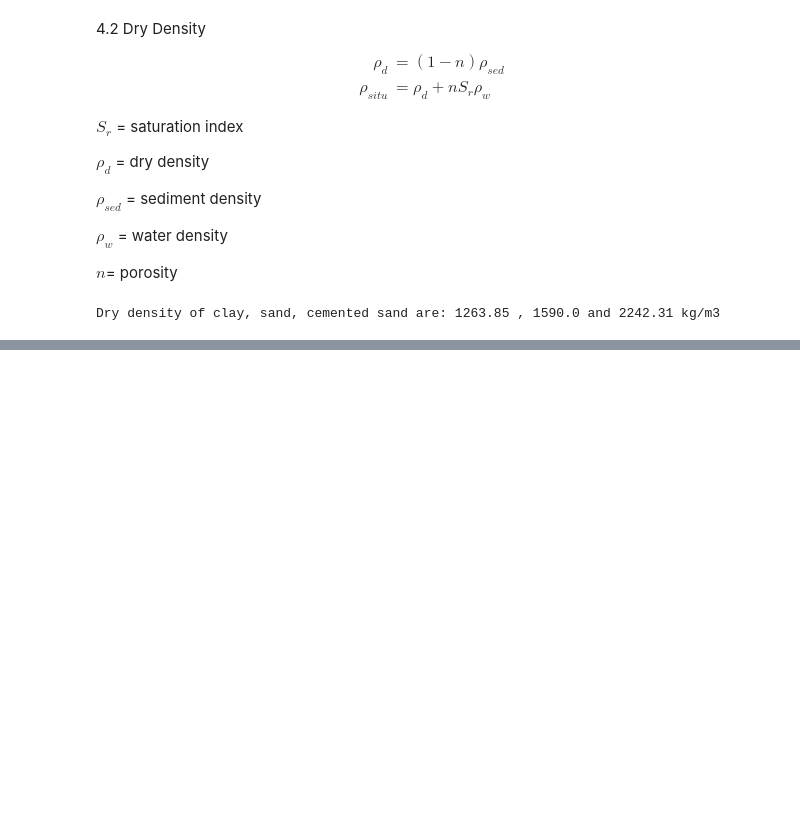
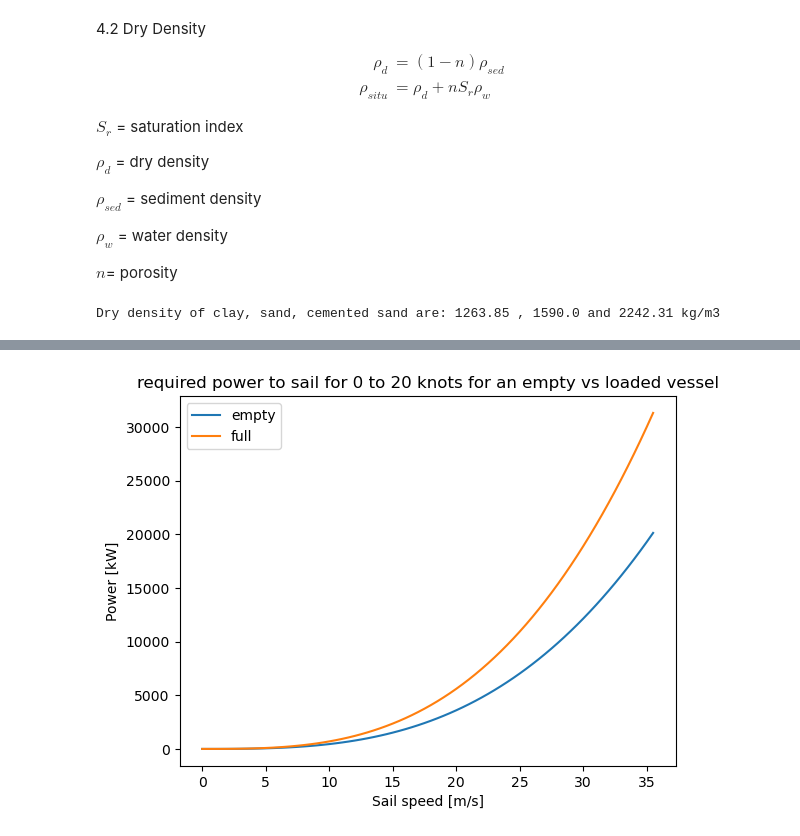
Before and after one commit to denisepierce01/Dredging, a Jupyter notebook: Dredging.ipynb, the cells around one changed output, grey strips where cells are left out. Saved outputs shown, nothing was run; the diff lists cells and outputs as text; code cells hidden in the pictures; blank space fills up the shorter version.

```diff
--- a/Dredging.ipynb
+++ b/Dredging.ipynb
@@ -222,0 +337,20 @@ Dry density of clay, sand, cemented sand are: 1263.85 , 1590.0 and 2242.31 kg/m3
+# %%
+def calc_P_sail(v,c):
+    return c * v**3
+
+v_serie = np.arange(0,19*1.852+0.5,0.5) #1knot = 1.852km/h
+
+P_empty =[]
+P_full = []
+for v in v_serie:
+    P_empty.append(calc_P_sail(v,450)/1000)
+    P_full.append(calc_P_sail(v,700)/1000)
+
+plt.plot(v_serie,P_empty, label = 'empty')
+plt.plot(v_serie,P_full, label = 'full')
+plt.title('required power to sail for 0 to 20 knots for an empty vs loaded vessel')
+plt.legend();
+plt.ylabel('Power [kW]')
+plt.xlabel('Sail speed [m/s]');
+# %% [output]
+[figure, added]
```
Also changed, not shown: parts of 27 cells of this notebook.
